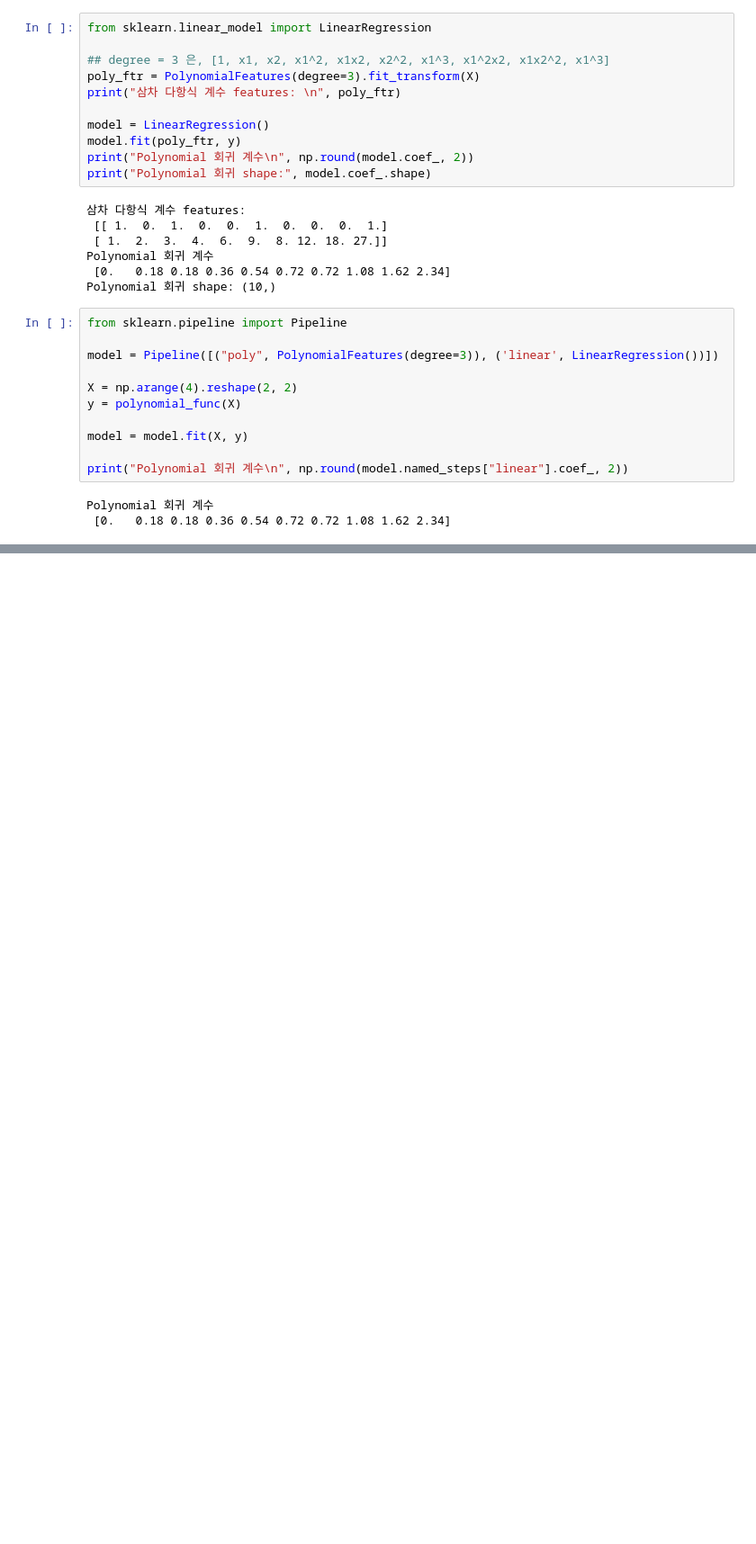
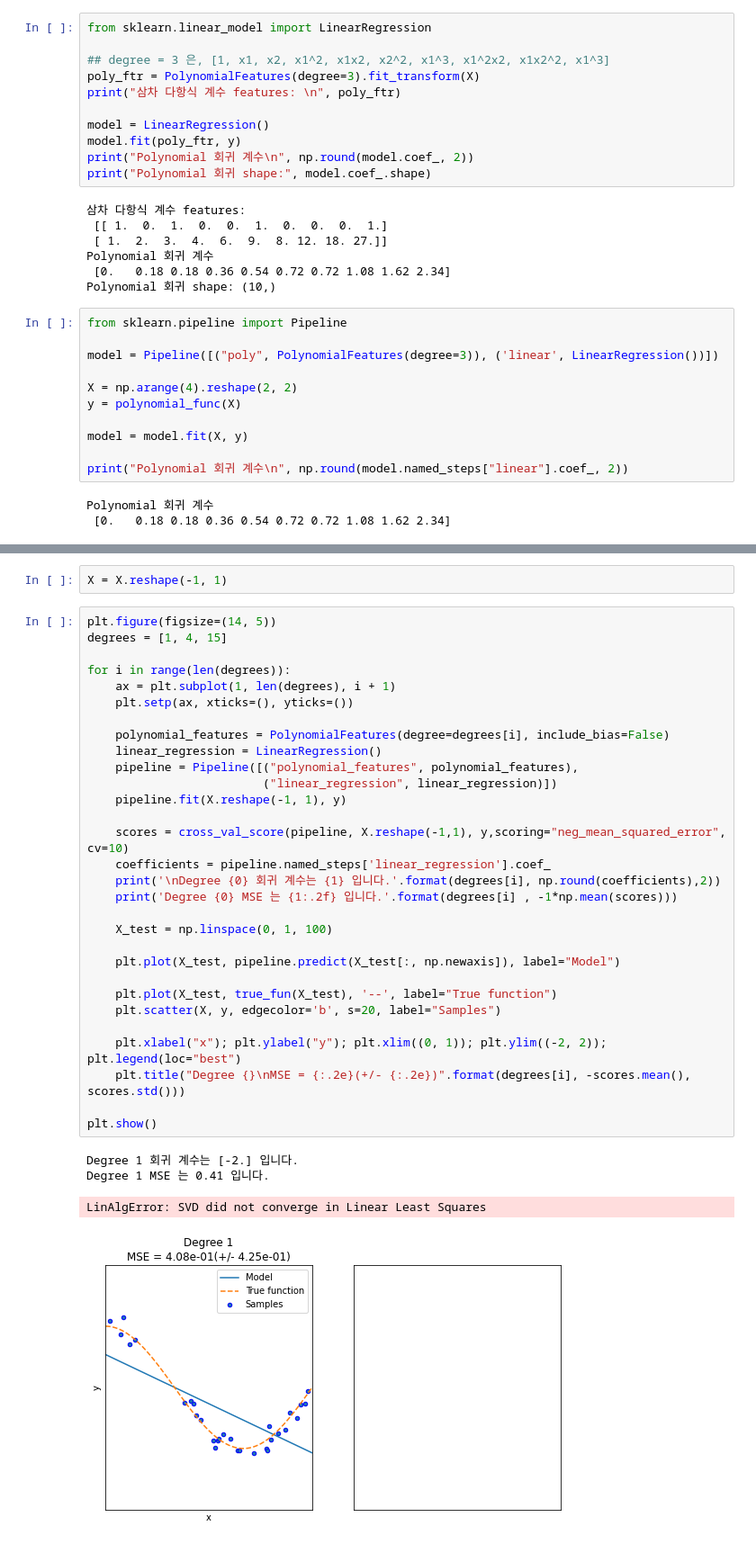
Before and after one commit to SimplePro/pythonMachineLearning, a Jupyter notebook: sklearn_tutorials/sklearn_tutorial.ipynb, the cells around one changed output, grey strips where cells are left out. Shown at 90% size. Cells and saved outputs as stored; diff of their text form; blank space fills up the shorter version.

```diff
--- a/sklearn_tutorials/sklearn_tutorial.ipynb
+++ b/sklearn_tutorials/sklearn_tutorial.ipynb
@@ -2839,0 +2867,37 @@ Polynomial 회귀 계수
+# %%
+X = X.reshape(-1, 1)
+# %%
+plt.figure(figsize=(14, 5))
+degrees = [1, 4, 15]
+
+for i in range(len(degrees)):
+    ax = plt.subplot(1, len(degrees), i + 1)
+    plt.setp(ax, xticks=(), yticks=())
+
+    polynomial_features = PolynomialFeatures(degree=degrees[i], include_bias=False)
+    linear_regression = LinearRegression()
+    pipeline = Pipeline([("polynomial_features", polynomial_features),
+                         ("linear_regression", linear_regression)])
+    pipeline.fit(X.reshape(-1, 1), y)
+
+    scores = cross_val_score(pipeline, X.reshape(-1,1), y,scoring="neg_mean_squared_error", cv=10)
+    coefficients = pipeline.named_steps['linear_regression'].coef_
+    print('\nDegree {0} 회귀 계수는 {1} 입니다.'.format(degrees[i], np.round(coefficients),2))
+    print('Degree {0} MSE 는 {1:.2f} 입니다.'.format(degrees[i] , -1*np.mean(scores)))
+
+    X_test = np.linspace(0, 1, 100)
+
+    plt.plot(X_test, pipeline.predict(X_test[:, np.newaxis]), label="Model")
+
+    plt.plot(X_test, true_fun(X_test), '--', label="True function")
+    plt.scatter(X, y, edgecolor='b', s=20, label="Samples")
+
+    plt.xlabel("x"); plt.ylabel("y"); plt.xlim((0, 1)); plt.ylim((-2, 2)); plt.legend(loc="best")
+    plt.title("Degree {}\nMSE = {:.2e}(+/- {:.2e})".format(degrees[i], -scores.mean(), scores.std()))
+
+plt.show()
+# %% [output]
+Degree 1 회귀 계수는 [-2.] 입니다.
+Degree 1 MSE 는 0.41 입니다.
+LinAlgError: SVD did not converge in Linear Least Squares
+[figure, added]
```
Also changed, not shown: parts of 3 cells of this notebook.
